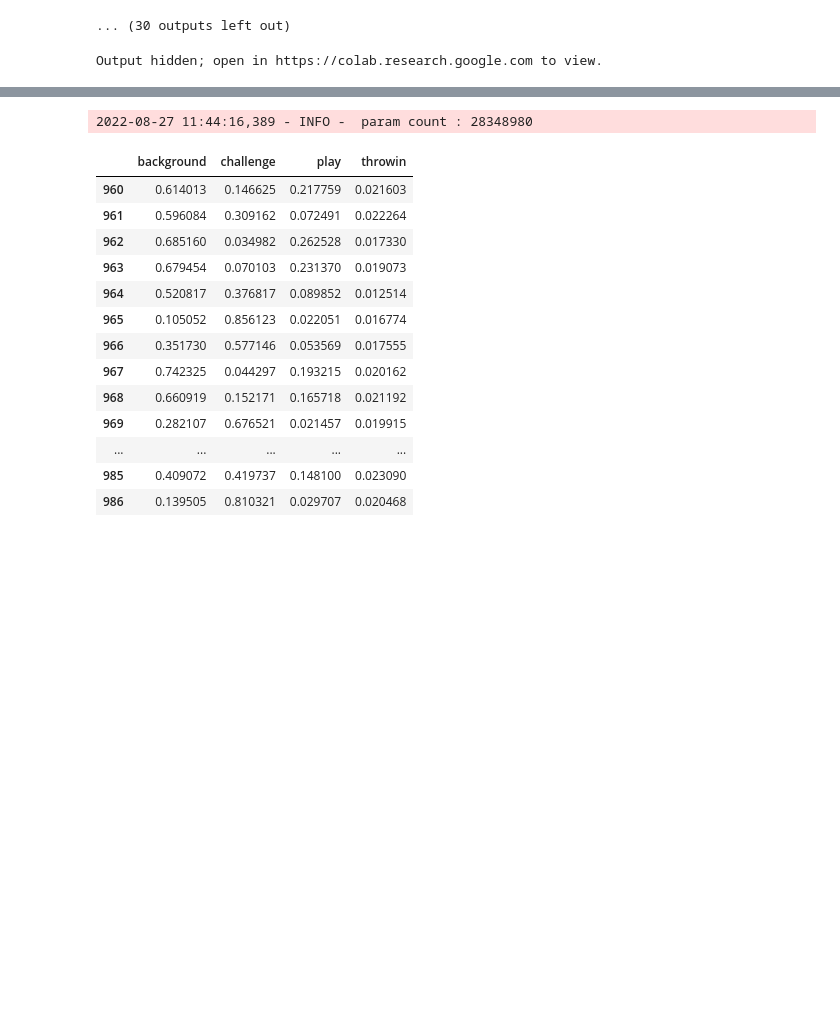
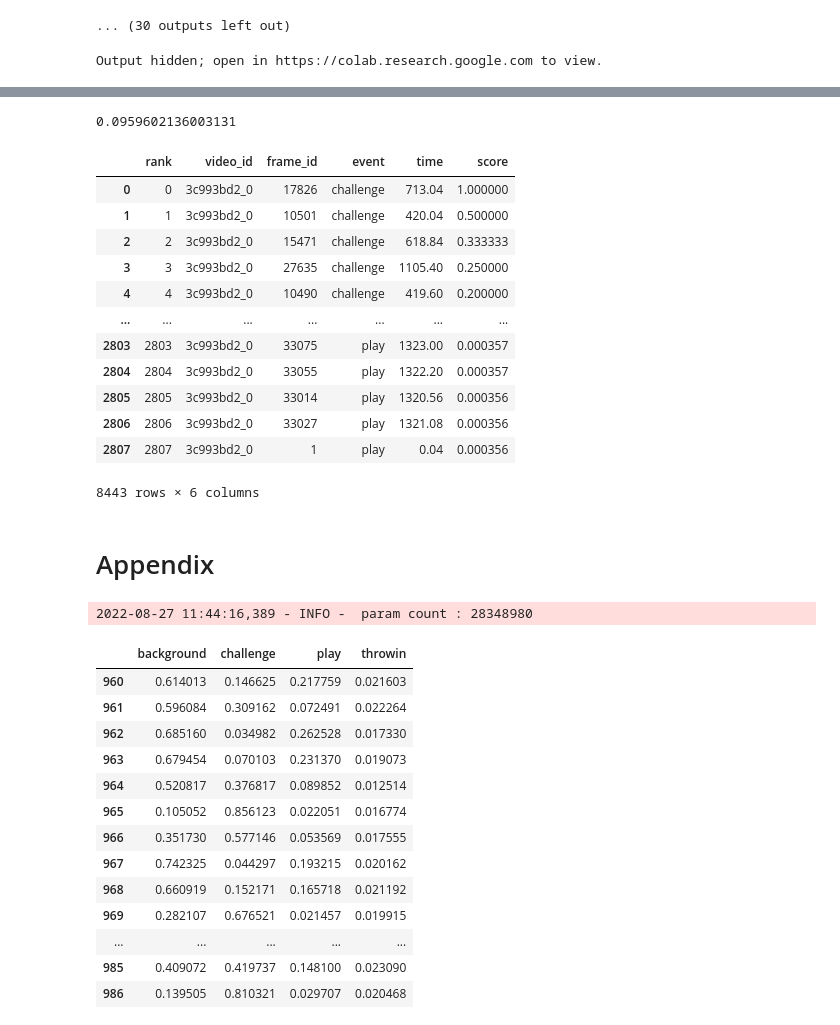
Before and after one commit to gorixer/DFL, a Jupyter notebook: src/exp17_multihead.ipynb, the cells around one changed output, grey strips where cells are left out. Drawn from its saved outputs; the diff is of its cells as text; code cells hidden in the pictures; blank space fills up the shorter version.

```diff
--- a/src/exp17_multihead.ipynb
+++ b/src/exp17_multihead.ipynb
@@ -2358,12 +2270,0 @@ valid_df.video_id = test_images
-# %%
-# ====================================================
-# Score
-# ====================================================
-test_videos = train.query('fold==0').video_id.unique()
-test_videos = ['1606b0e6_1', '4ffd5986_0']
-solution = df[['video_id', 'time', 'event']].copy()
-event_names = ['challenge', 'throwin', 'play']
-solution = solution[solution['video_id'].isin(test_videos).reset_index(drop=True)]
-
-score = event_detection_ap(solution, valid_df[['video_id', 'time', 'event', 'score']], tolerances)
-score
@@ -2399,3 +2511,49 @@ tensor([[-2.4076, -1.4076, -0.4076],
+# %%
+# ====================================================
+# Score
+# ====================================================
+event_names = ['challenge', 'play', 'throwin']
+
+label_dict = {
+    'background':0,
+    'challenge':1,
+    'play':2,
+    'throwin':3,
+}
+
+event_names_with_background = ['background','challenge','play','throwin']
+
+tolerances = {
+    "challenge": [0.3, 0.4, 0.5, 0.6, 0.7],
+    "play": [0.15, 0.20, 0.25, 0.30, 0.35],
+    "throwin": [0.15, 0.20, 0.25, 0.30, 0.35],
+}
+
+solution = pd.read_csv(f"{TRAIN_PATH}", usecols=['video_id', 'time', 'event'])
+train_df = make_sub(probs, filenames_train)
+score = event_detection_ap(solution[solution['video_id'].isin(train_df['video_id'].unique())], train_df[['video_id', 'time', 'event', 'score']], tolerances)
+print(score)
+# %% [output]
+0.0959602136003131
+# %%
+tmp.to_csv(f'{OUTPUT_PATH}/base-notebook_model_3c993bd2_pred-fold0-effb5.csv', index=False)
+train_df.to_csv()
+# %% [output]
+|  | rank | video_id | frame_id | event | time | score |
+| 0 | 0 | 3c993bd2_0 | 17826 | challenge | 713.04 | 1.000000 |
+| 1 | 1 | 3c993bd2_0 | 10501 | challenge | 420.04 | 0.500000 |
+| 2 | 2 | 3c993bd2_0 | 15471 | challenge | 618.84 | 0.333333 |
+| 3 | 3 | 3c993bd2_0 | 27635 | challenge | 1105.40 | 0.250000 |
+| 4 | 4 | 3c993bd2_0 | 10490 | challenge | 419.60 | 0.200000 |
+| ... | ... | ... | ... | ... | ... | ... |
+| 2803 | 2803 | 3c993bd2_0 | 33075 | play | 1323.00 | 0.000357 |
+| 2804 | 2804 | 3c993bd2_0 | 33055 | play | 1322.20 | 0.000357 |
+| 2805 | 2805 | 3c993bd2_0 | 33014 | play | 1320.56 | 0.000356 |
+| 2806 | 2806 | 3c993bd2_0 | 33027 | play | 1321.08 | 0.000356 |
+| 2807 | 2807 | 3c993bd2_0 | 1 | play | 0.04 | 0.000356 |
+8443 rows × 6 columns
+# %% [markdown]
+# Appendix
 # %%
 # ====================================================
 # Post Process *** train data ***
```
Also changed, not shown: parts of 16 cells of this notebook.
